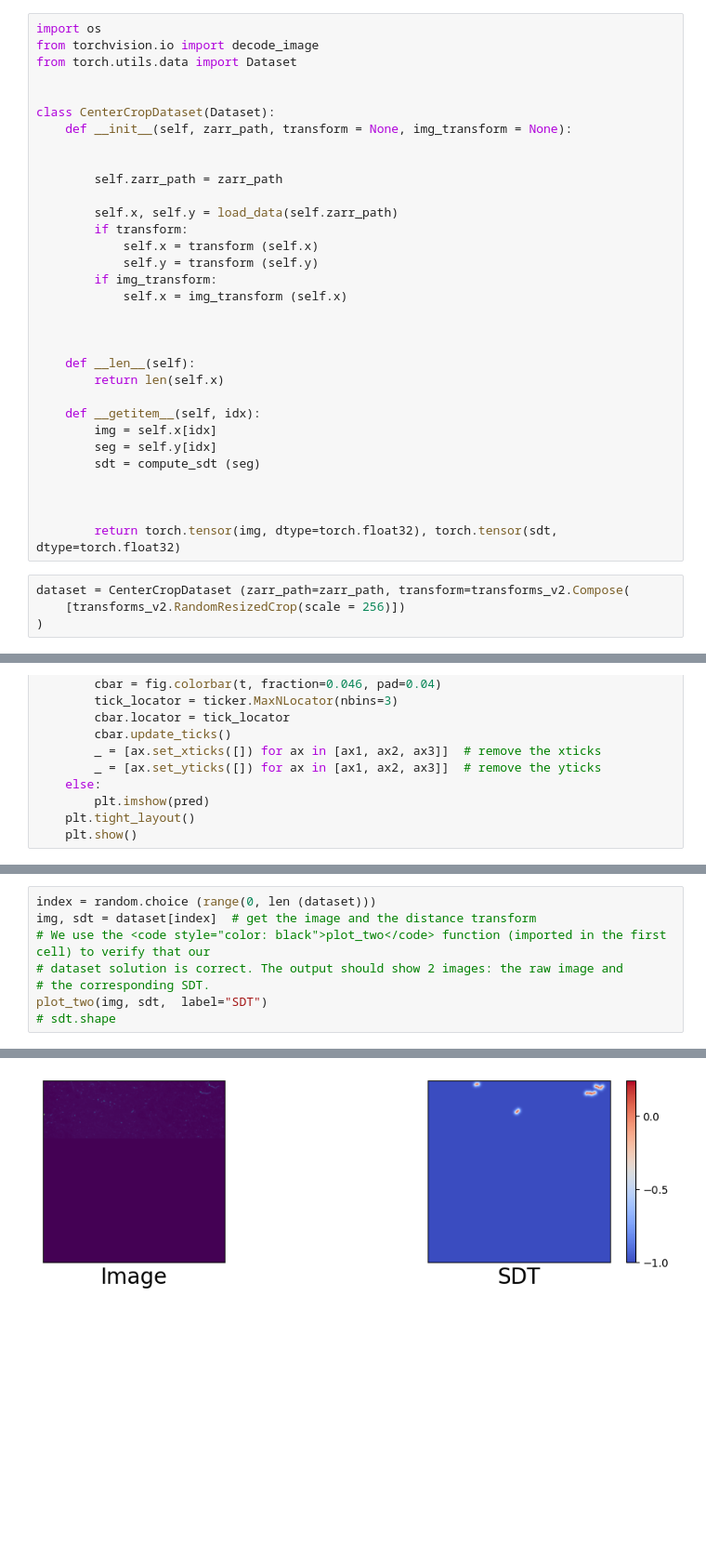
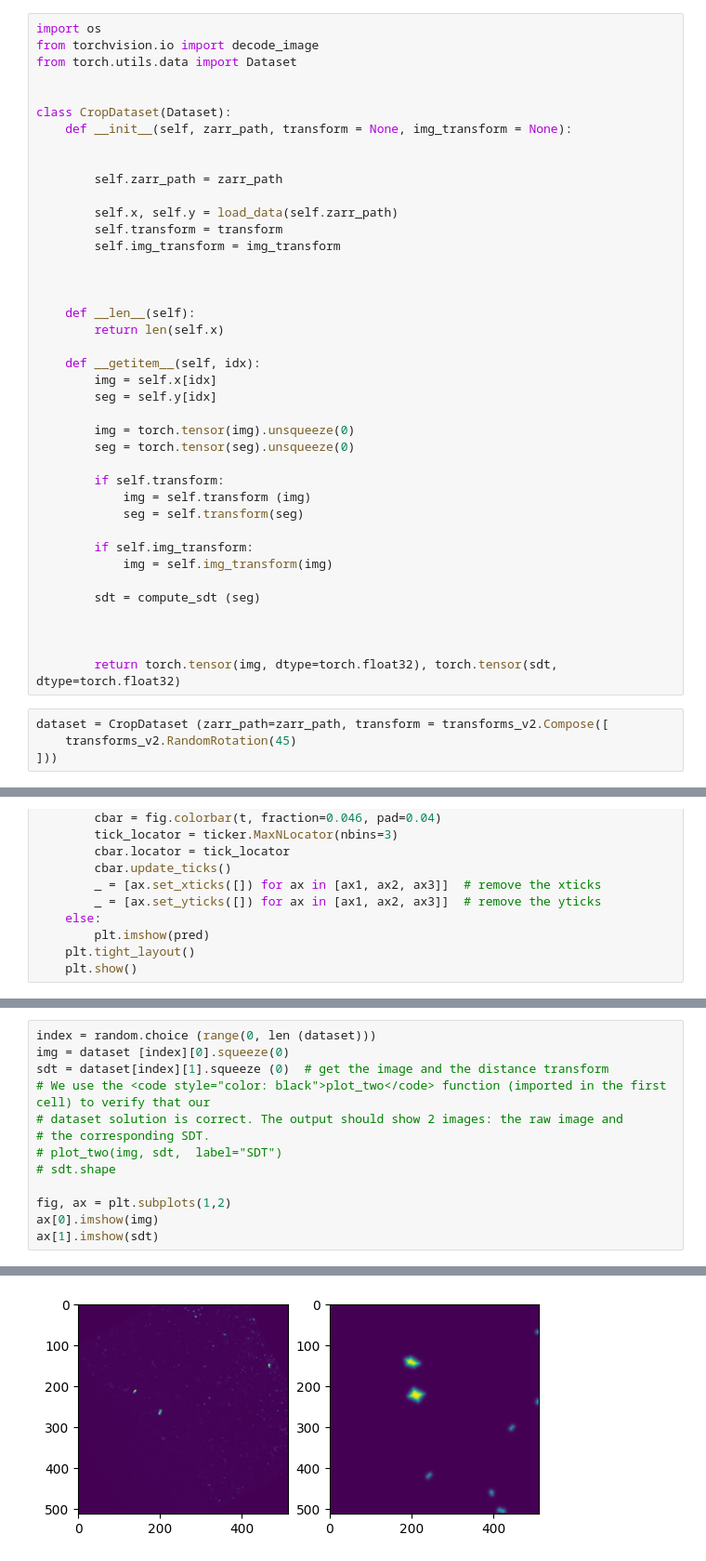
Before and after one commit to LDM-labstuff/masketeers, a Jupyter notebook: notebooks/class_dataloader_dm.ipynb, the cells around one changed output, grey strips where cells are left out. Shown: that part at 93% size. Drawn from its saved outputs; the diff is of its cells as text; blank space fills up the shorter version.

```diff
--- a/notebooks/class_dataloader_dm.ipynb
+++ b/notebooks/class_dataloader_dm.ipynb
@@ -317,18 +317,15 @@ from torchvision.io import decode_image
 from torch.utils.data import Dataset
 
 
-class CenterCropDataset(Dataset):
+class CropDataset(Dataset):
     def __init__(self, zarr_path, transform = None, img_transform = None):
 
 
         self.zarr_path = zarr_path
 
         self.x, self.y = load_data(self.zarr_path)
-        if transform:
-            self.x = transform (self.x)
-            self.y = transform (self.y)
-        if img_transform:
-            self.x = img_transform (self.x)
+        self.transform = transform
+        self.img_transform = img_transform
 
 
 
@@ -338,12 +335,23 @@ class CenterCropDataset(Dataset):
     def __getitem__(self, idx):
         img = self.x[idx]
         seg = self.y[idx]
+
+        img = torch.tensor(img).unsqueeze(0)
+        seg = torch.tensor(seg).unsqueeze(0)
+
+        if self.transform:
+            img = self.transform (img)
+            seg = self.transform(seg)
+
+        if self.img_transform:
+            img = self.img_transform(img)
+
         sdt = compute_sdt (seg)
 
 
 
         return torch.tensor(img, dtype=torch.float32), torch.tensor(sdt, dtype=torch.float32)
 # %%
-dataset = CenterCropDataset (zarr_path=zarr_path, transform=transforms_v2.Compose(
-    [transforms_v2.RandomResizedCrop(scale = 256)])
-)
+dataset = CropDataset (zarr_path=zarr_path, transform = transforms_v2.Compose([
+    transforms_v2.RandomRotation(45)
+]))
@@ -450,9 +460,14 @@ def plot_three(
 # %%
 index = random.choice (range(0, len (dataset)))
-img, sdt = dataset[index]  # get the image and the distance transform
+img = dataset [index][0].squeeze(0)
+sdt = dataset[index][1].squeeze (0)  # get the image and the distance transform
 # We use the <code style="color: black">plot_two</code> function (imported in the first cell) to verify that our
 # dataset solution is correct. The output should show 2 images: the raw image and
 # the corresponding SDT.
-plot_two(img, sdt,  label="SDT")
+# plot_two(img, sdt,  label="SDT")
 # sdt.shape
+
+fig, ax = plt.subplots(1,2)
+ax[0].imshow(img)
+ax[1].imshow(sdt)
 # %% [output]
@@ -459,2 +475,2 @@ plot_two(img, sdt,  label="SDT")
-[figure, old version]
+[figure, new version]
 # %%
```
Also changed, not shown: parts of 10 cells of this notebook.
